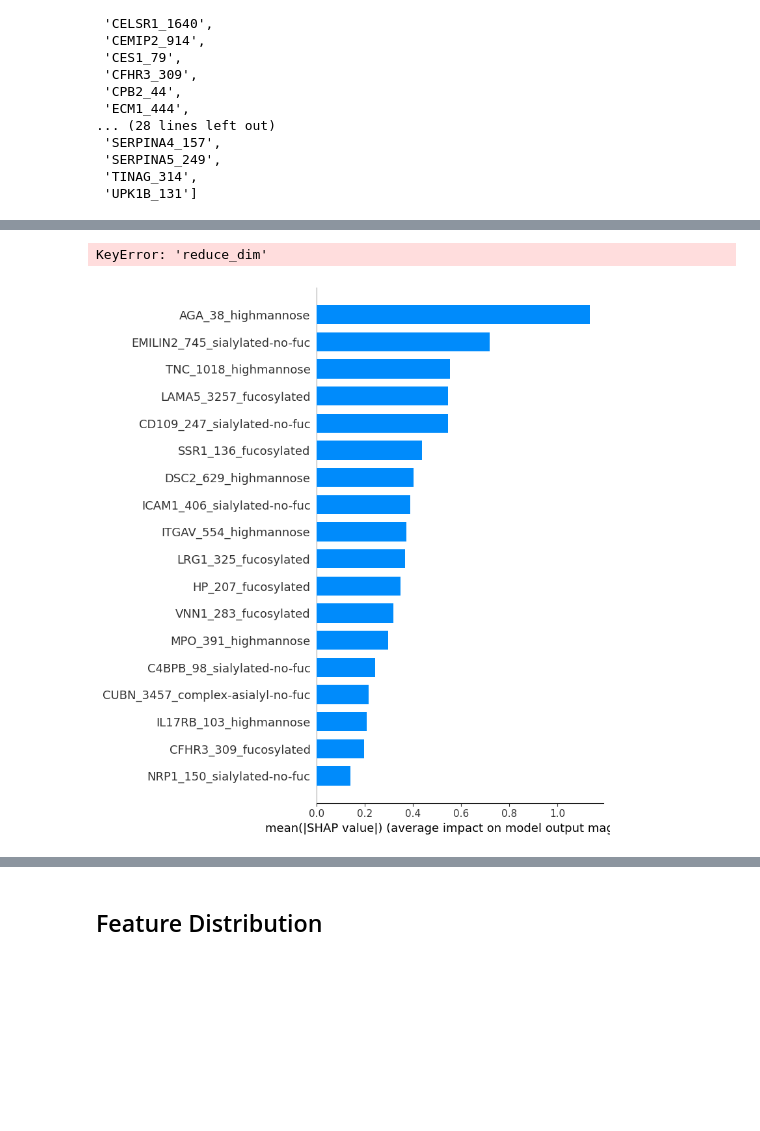
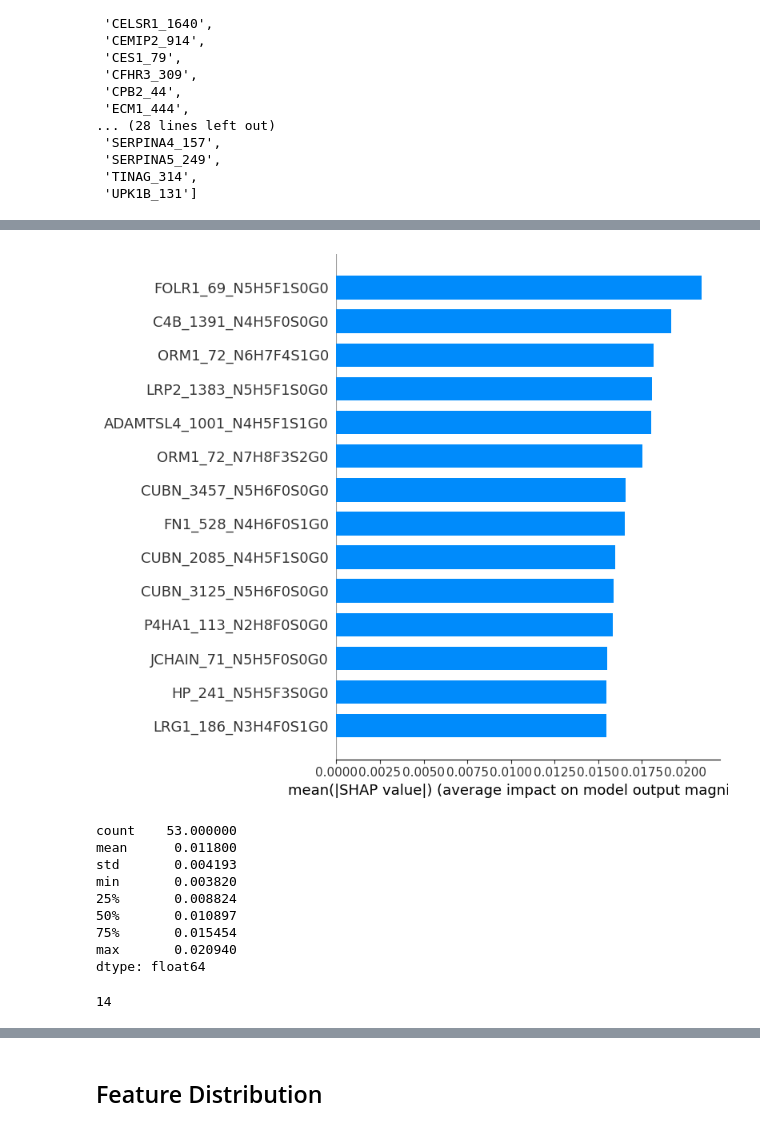
Before and after one commit to kmartinez834/Masters-Thesis, a Jupyter notebook: ccrcc_glycoproteomic/jupyter_notebooks/ccrcc_all_models.ipynb, the cells around one changed output, grey strips where cells are left out. Saved outputs shown, nothing was run; the diff lists cells and outputs as text; code cells hidden in the pictures; blank space fills up the shorter version.

```diff
--- a/ccrcc_glycoproteomic/jupyter_notebooks/ccrcc_all_models.ipynb
+++ b/ccrcc_glycoproteomic/jupyter_notebooks/ccrcc_all_models.ipynb
@@ -308,13 +328,14 @@ target = "risk"
 
 le = LabelEncoder()
 
-df_model[target] = le.fit_transform(df_model[target])
+df_model_le = df_model.copy(deep=True)
+df_model_le[target] = le.fit_transform(df_model[target])
 
 classes = le.classes_
 # %%
-X = df_model.drop(columns=[target]).reset_index(drop=True)
-y = np.array(df_model[target])
+X = df_model_le.drop(columns=[target]).reset_index(drop=True)
+y = np.array(df_model_le[target])
 # %%
-df_model.reset_index(drop=True,inplace=True)
-df_model.head()
+df_model_le.reset_index(drop=True,inplace=True)
+df_model_le.head()
 # %% [output]
@@ -881,9 +929,25 @@ Pipeline(steps=[('select_fdr',
 # %%
-explainer = shap.Explainer(grid.best_estimator_['classify'], grid.best_estimator_['select_features'].transform(grid.best_estimator_['reduce_dim'].transform(grid.best_estimator_['scaling'].transform(X_train))))
-shap_values = explainer(grid.best_estimator_['select_features'].transform(grid.best_estimator_['reduce_dim'].transform(grid.best_estimator_['scaling'].transform(X_test))))
+# Summary Plot
+explainer = shap.KernelExplainer(all_glycoform_model.best_estimator_['classify'].predict_proba, all_glycoform_model.best_estimator_['select_features'].transform(all_glycoform_model.best_estimator_['scaling'].transform(X_train)))
+shap_values = explainer.shap_values(all_glycoform_model.best_estimator_['select_features'].transform(all_glycoform_model.best_estimator_['scaling'].transform(X)))
-# %% [output]
-KeyError: 'reduce_dim'
 # %%
-shap.summary_plot(shap_values, plot_type = 'bar', feature_names = grid.best_estimator_[:-1].get_feature_names_out())
+shap.summary_plot(shap_values[0], plot_type = 'bar', feature_names=all_glycoform_model.best_estimator_[:-1].get_feature_names_out(), max_display=14)
 # %% [output]
-[figure, old version]
+[figure, new version]
+# %%
+shap_values_sorted = abs(pd.DataFrame(shap_values[0], columns=all_glycoform_model.best_estimator_[:-1].get_feature_names_out())).mean(axis=0).sort_values(ascending=False)
+shap_values_sorted.describe()
+# %% [output]
+count    53.000000
+mean      0.011800
+std       0.004193
+min       0.003820
+25%       0.008824
+50%       0.010897
+75%       0.015454
+max       0.020940
+dtype: float64
+# %%
+len(shap_values_sorted[shap_values_sorted>0.015454])
+# %% [output]
+14
```
Also changed, not shown: parts of 41 cells of this notebook, 2 other files.
